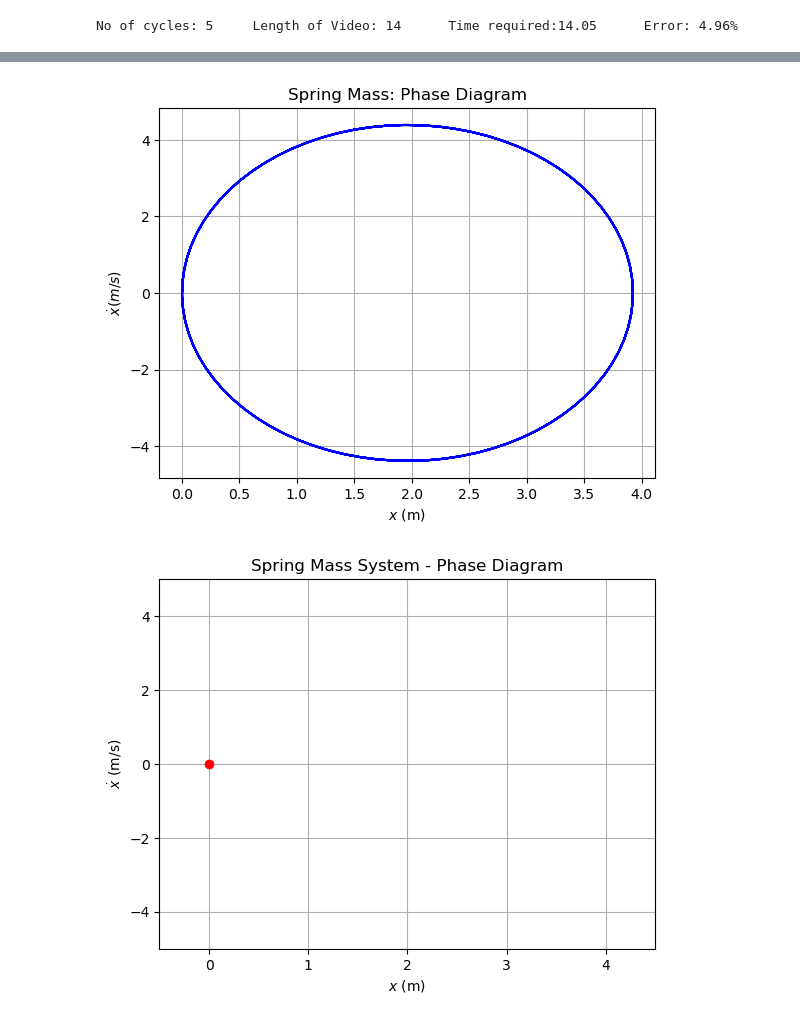
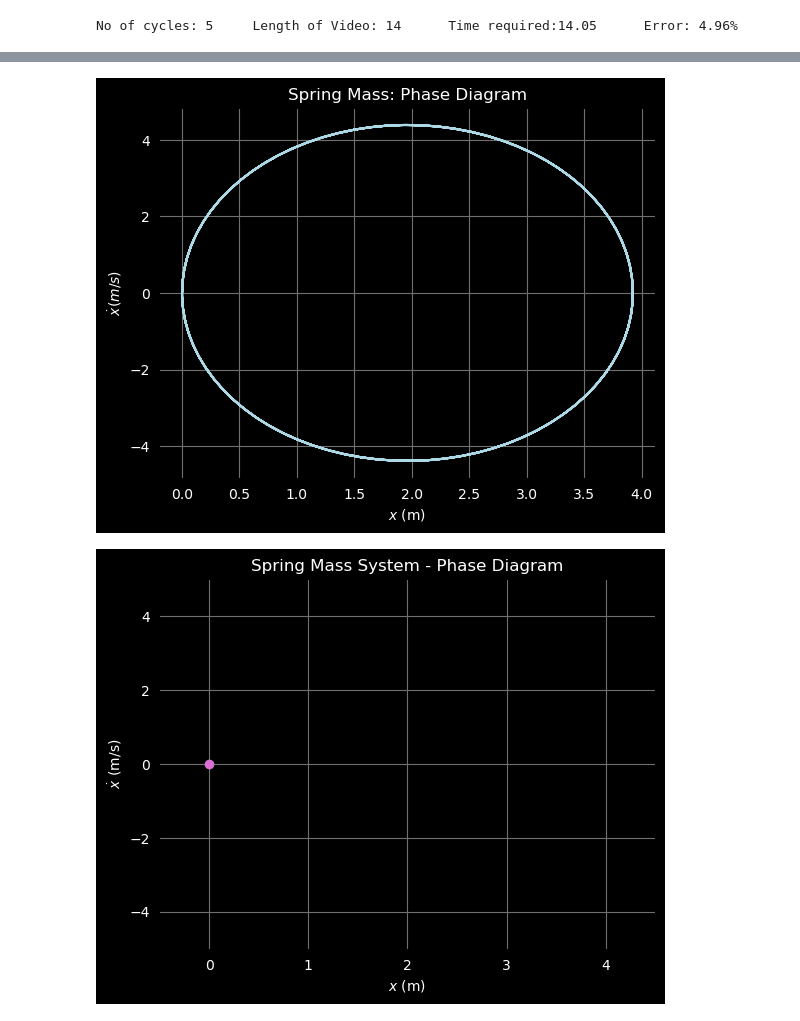
Before and after one commit to Argemenon/Astronomy_and_Simulations, a Jupyter notebook: Physics Simulations/spring mass system/simulating spring mass.ipynb, the cells around one changed output, grey strips where cells are left out. Saved outputs shown, nothing was run; the diff lists cells and outputs as text; code cells hidden in the pictures.

```diff
--- a/Physics Simulations/spring mass system/simulating spring mass.ipynb
+++ b/Physics Simulations/spring mass system/simulating spring mass.ipynb
@@ -25,14 +36,9 @@ def find_best_multiplier(x, max_n=15):
+# %%
+maxx_n = int(30/tff)
+# %%
+Num, b = find_best_multiplier(tff, maxx_n)
+tfinal = int(b)
 # %%
-# assigning constants
-
-g = 9.81
-k = 40
-m = 8
-tff = 2*np.pi*np.sqrt(m/k)
-Num, b = find_best_multiplier(tff, int(30/tff))
-tfinal = int(tff*Num)
-fps = 30
-
 #initial conditions
 x0 = 0
 x_dot0 = 0
@@ -55,4 +61,15 @@ print(f'No of cycles: {Num}    ',
       )
 # %% [output]
 No of cycles: 5     Length of Video: 14      Time required:14.05      Error: 4.96%
+# %%
+# bonus! Customize color scheme in matplotlib
+# change matplotlib defaults
+plt.rcParams['axes.facecolor'] = 'black'
+plt.rcParams['axes.labelcolor'] = 'white'
+plt.rcParams['axes.titlecolor'] = 'white'
+plt.rcParams['figure.facecolor'] = 'black'
+plt.rcParams['legend.labelcolor'] = 'white'
+plt.rcParams['xtick.labelcolor'] = 'white'
+plt.rcParams['ytick.labelcolor'] = 'white'
+plt.rcParams['grid.color'] = '#707070'
 # %%
@@ -100,37 +114,37 @@ anim.save('time_domain.mp4', writer=ffmpeg_writer)
 # %%
 # create a phase diagram of x, x_dot
-plt.plot(x, x_dot, 'b')
+plt.plot(x, x_dot, 'lightblue')
 plt.title('Spring Mass: Phase Diagram')
 plt.xlabel(r'$x$ (m)')
 plt.ylabel(r'$\dot x (m/s)$')
 plt.grid()
 plt.show()
 # %% [output]
-[figure, old version]
+[figure, new version]
 # %%
 # animate the phase diagram
 fig, ax = plt.subplots()
 
-phase_curve, = ax.plot(x[0], x_dot[0], 'b')
-phase_dot, =  ax.plot(x[0], x_dot[0], 'ro')
+phase_curve, = ax.plot(x[0], x_dot[0], 'lightblue')
+phase_dot, =  ax.plot(x[0], x_dot[0], c='orchid', marker='o')
 
 ax.set_title('Spring Mass System - Phase Diagram')
 ax.set_ylim(-5, 5)
 ax.set_xlim(-0.5, 4.5)
 ax.set_xlabel(r'$x$ (m)')
 ax.set_ylabel(r'$\dot x$ (m/s)')
 ax.grid()
 
 def animate(i):
     phase_curve.set_data(x[:i+1], x_dot[:i+1])
     phase_dot.set_data([x[i]], [x_dot[i]])
 
 ani = animation.FuncAnimation(fig, animate, frames=len(t))
 ffmpeg_writer = animation.FFMpegWriter(fps=fps)
 ani.save('phase_diagram.mp4', writer=ffmpeg_writer)
 # ani.save('phase_diagram_with_friction.mp4', writer=ffmpeg_writer)
 # %% [output]
-[figure, old version]
+[figure, new version]
 # %%
 # create an animation of the pendulum swining with Matplotlib
 def pend_pos(x):
```
Also changed, not shown: parts of 6 cells of this notebook, 9 other files.
